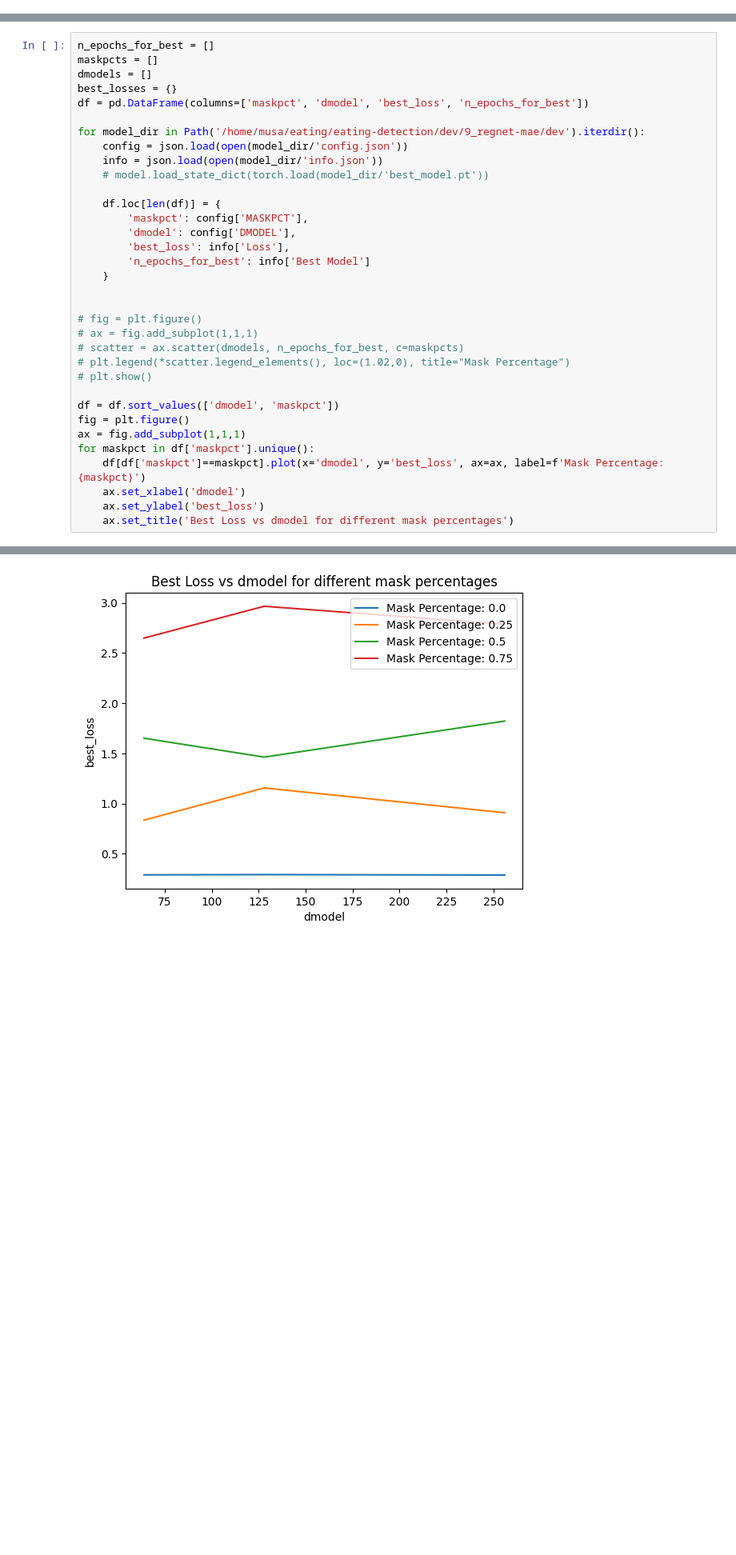
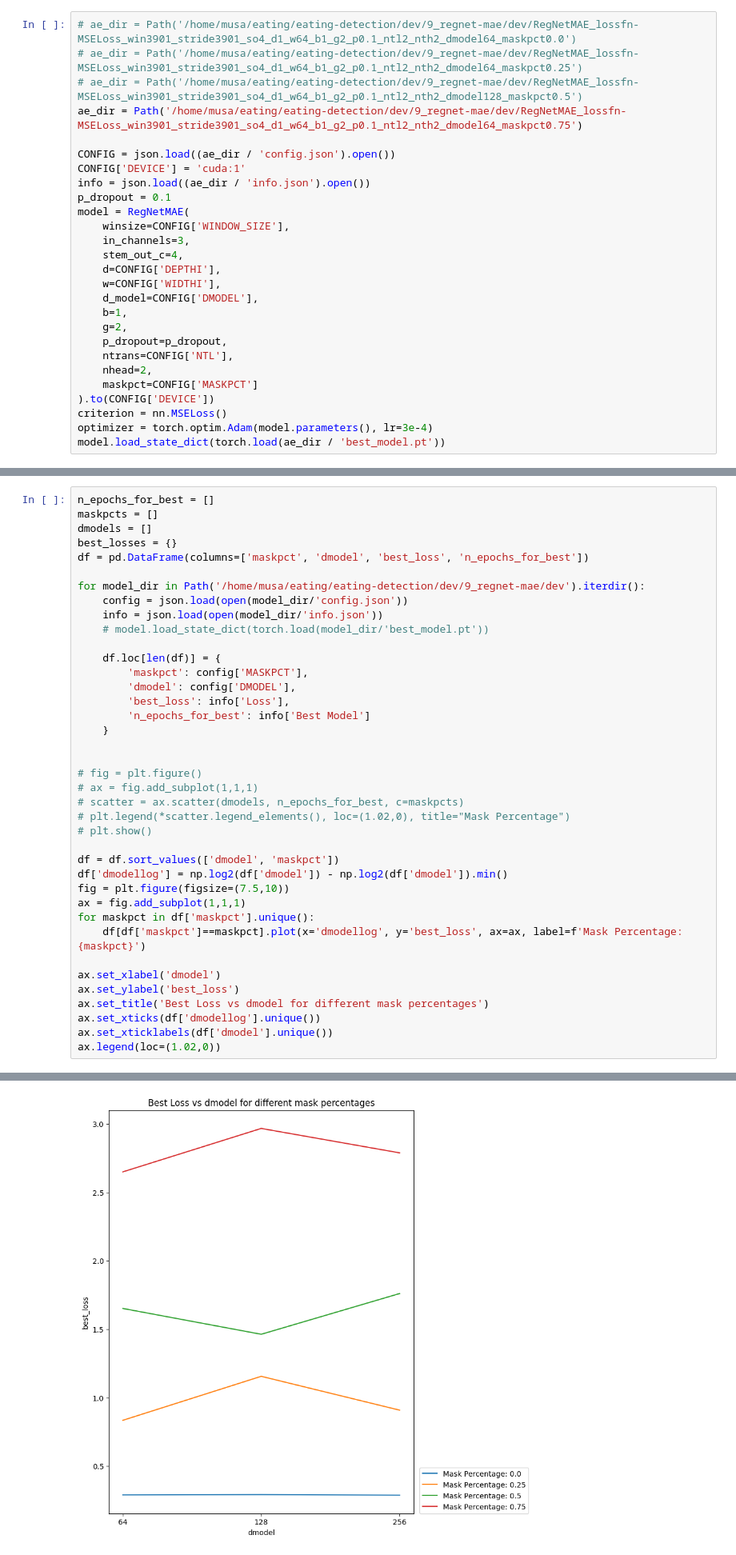
Before and after one commit to Musa-Azeem/eating-detection, a Jupyter notebook: masked_autoencoder.ipynb, the cells around one changed output, grey strips where cells are left out. Shown at 80% size. Cells and saved outputs as stored; diff of their text form; blank space fills up the shorter version.

```diff
--- a/masked_autoencoder.ipynb
+++ b/masked_autoencoder.ipynb
@@ -61,0 +98,27 @@ model.load_state_dict(torch.load('/home/musa/eating/eating-detection/dev/9_regne
+# %%
+# ae_dir = Path('/home/musa/eating/eating-detection/dev/9_regnet-mae/dev/RegNetMAE_lossfn-MSELoss_win3901_stride3901_so4_d1_w64_b1_g2_p0.1_ntl2_nth2_dmodel64_maskpct0.0')
+# ae_dir = Path('/home/musa/eating/eating-detection/dev/9_regnet-mae/dev/RegNetMAE_lossfn-MSELoss_win3901_stride3901_so4_d1_w64_b1_g2_p0.1_ntl2_nth2_dmodel64_maskpct0.25')
+# ae_dir = Path('/home/musa/eating/eating-detection/dev/9_regnet-mae/dev/RegNetMAE_lossfn-MSELoss_win3901_stride3901_so4_d1_w64_b1_g2_p0.1_ntl2_nth2_dmodel128_maskpct0.5')
+ae_dir = Path('/home/musa/eating/eating-detection/dev/9_regnet-mae/dev/RegNetMAE_lossfn-MSELoss_win3901_stride3901_so4_d1_w64_b1_g2_p0.1_ntl2_nth2_dmodel64_maskpct0.75')
+
+CONFIG = json.load((ae_dir / 'config.json').open())
+CONFIG['DEVICE'] = 'cuda:1'
+info = json.load((ae_dir / 'info.json').open())
+p_dropout = 0.1
+model = RegNetMAE(
+    winsize=CONFIG['WINDOW_SIZE'],
+    in_channels=3,
+    stem_out_c=4,
+    d=CONFIG['DEPTHI'],
+    w=CONFIG['WIDTHI'],
+    d_model=CONFIG['DMODEL'],
+    b=1,
+    g=2,
+    p_dropout=p_dropout,
+    ntrans=CONFIG['NTL'],
+    nhead=2,
+    maskpct=CONFIG['MASKPCT']
+).to(CONFIG['DEVICE'])
+criterion = nn.MSELoss()
+optimizer = torch.optim.Adam(model.parameters(), lr=3e-4)
+model.load_state_dict(torch.load(ae_dir / 'best_model.pt'))
@@ -496,11 +589,16 @@ for model_dir in Path('/home/musa/eating/eating-detection/dev/9_regnet-mae/dev')
 # plt.show()
 
 df = df.sort_values(['dmodel', 'maskpct'])
-fig = plt.figure()
+df['dmodellog'] = np.log2(df['dmodel']) - np.log2(df['dmodel']).min()
+fig = plt.figure(figsize=(7.5,10))
 ax = fig.add_subplot(1,1,1)
 for maskpct in df['maskpct'].unique():
-    df[df['maskpct']==maskpct].plot(x='dmodel', y='best_loss', ax=ax, label=f'Mask Percentage: {maskpct}')
-    ax.set_xlabel('dmodel')
-    ax.set_ylabel('best_loss')
-    ax.set_title('Best Loss vs dmodel for different mask percentages')
+    df[df['maskpct']==maskpct].plot(x='dmodellog', y='best_loss', ax=ax, label=f'Mask Percentage: {maskpct}')
+
+ax.set_xlabel('dmodel')
+ax.set_ylabel('best_loss')
+ax.set_title('Best Loss vs dmodel for different mask percentages')
+ax.set_xticks(df['dmodellog'].unique())
+ax.set_xticklabels(df['dmodel'].unique())
+ax.legend(loc=(1.02,0))
 # %% [output]
@@ -507 +606 @@ for maskpct in df['maskpct'].unique():
-[figure, old version]
+[figure, new version]
```
Also changed, not shown: parts of 18 cells of this notebook, 4 other files.
